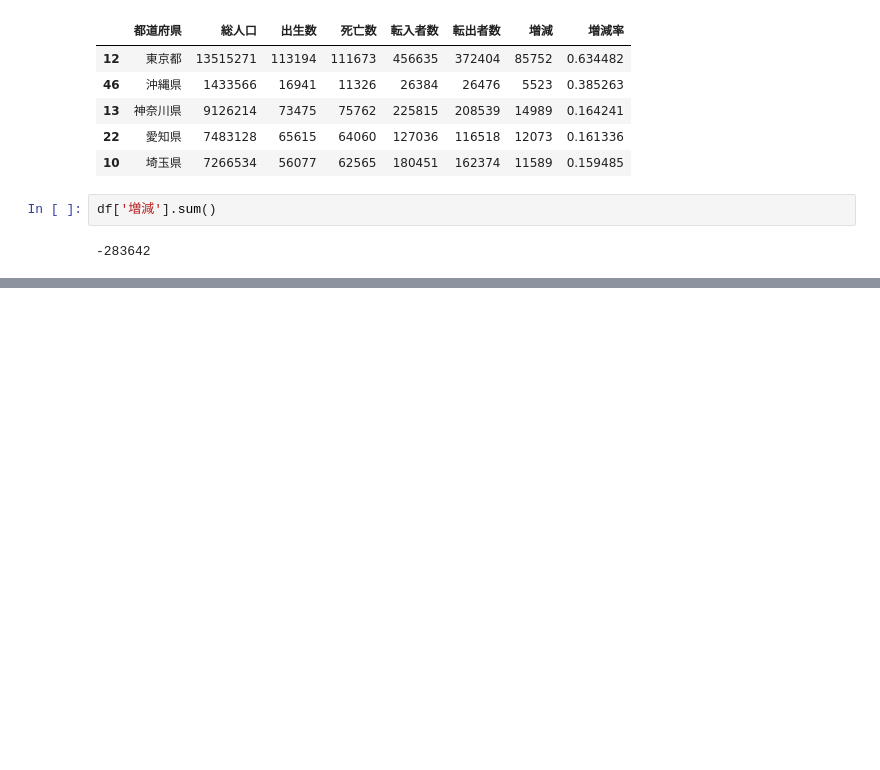
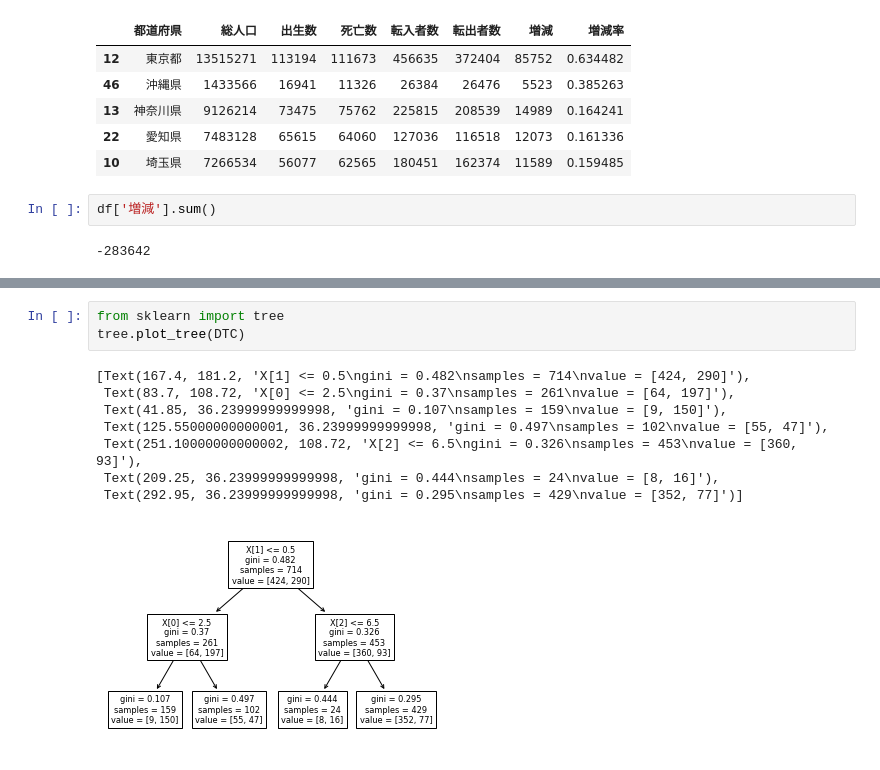
Before and after one commit to anko191/Python_Kaggle, a Jupyter notebook: jsonload.ipynb, the cells around one changed output, grey strips where cells are left out. Cells and saved outputs as stored; diff of their text form; blank space fills up the shorter version.

```diff
--- a/jsonload.ipynb
+++ b/jsonload.ipynb
@@ -67,0 +245,12 @@ df['増減'].sum()
+# %%
+from sklearn import tree
+tree.plot_tree(DTC)
+# %% [output]
+[Text(167.4, 181.2, 'X[1] <= 0.5\ngini = 0.482\nsamples = 714\nvalue = [424, 290]'),
+ Text(83.7, 108.72, 'X[0] <= 2.5\ngini = 0.37\nsamples = 261\nvalue = [64, 197]'),
+ Text(41.85, 36.23999999999998, 'gini = 0.107\nsamples = 159\nvalue = [9, 150]'),
+ Text(125.55000000000001, 36.23999999999998, 'gini = 0.497\nsamples = 102\nvalue = [55, 47]'),
+ Text(251.10000000000002, 108.72, 'X[2] <= 6.5\ngini = 0.326\nsamples = 453\nvalue = [360, 93]'),
+ Text(209.25, 36.23999999999998, 'gini = 0.444\nsamples = 24\nvalue = [8, 16]'),
+ Text(292.95, 36.23999999999998, 'gini = 0.295\nsamples = 429\nvalue = [352, 77]')]
+[figure, added]
```
Also changed, not shown: parts of 21 cells of this notebook.
